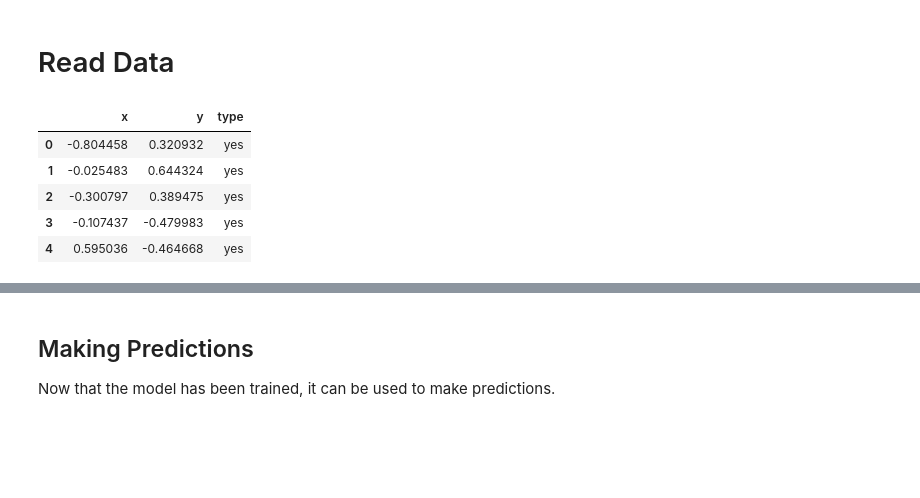
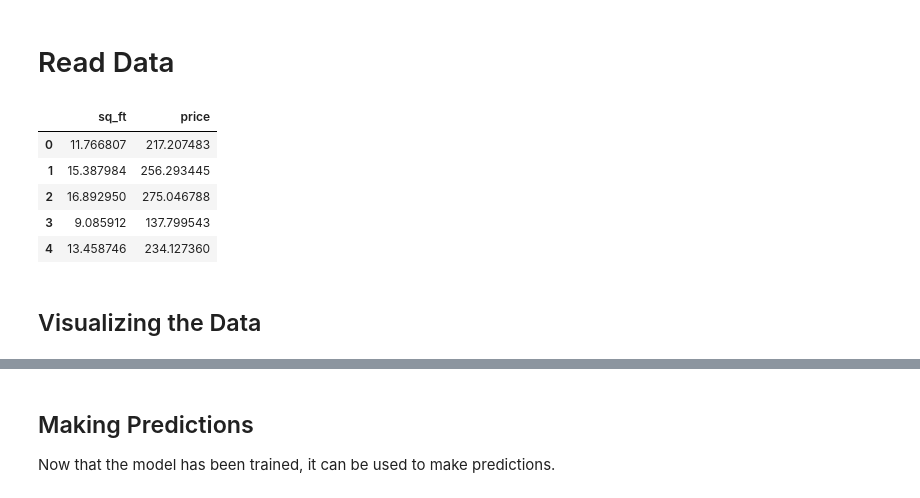
Before and after one commit to papir805/Stanford-ML-Class, a Jupyter notebook: notebooks/linear_regression.ipynb, the cells around one changed output, grey strips where cells are left out. Cells and saved outputs as stored; diff of their text form; code cells hidden in the pictures; blank space fills up the shorter version.

```diff
--- a/notebooks/linear_regression.ipynb
+++ b/notebooks/linear_regression.ipynb
@@ -14,14 +27,14 @@ from sklearn.feature_selection import r_regression
 # Read Data
 # %%
 # Load the data set.  Use the CSV's first column as the dataframe's index
-df = pd.read_csv("../data/toy_data.csv", index_col=0)
+df = pd.read_csv("../data/housing_data.csv", index_col=0)
 
 # Check data loaded correctly
 df.head()
 # %% [output]
-|  | x | y | type |
-| 0 | -0.804458 | 0.320932 | yes |
-| 1 | -0.025483 | 0.644324 | yes |
-| 2 | -0.300797 | 0.389475 | yes |
-| 3 | -0.107437 | -0.479983 | yes |
-| 4 | 0.595036 | -0.464668 | yes |
+|  | sq_ft | price |
+| 0 | 11.766807 | 217.207483 |
+| 1 | 15.387984 | 256.293445 |
+| 2 | 16.892950 | 275.046788 |
+| 3 | 9.085912 | 137.799543 |
+| 4 | 13.458746 | 234.127360 |
@@ -27,0 +50,2 @@ df.head()
+# %% [markdown]
+## Visualizing the Data
```
Also changed, not shown: parts of 37 cells of this notebook, 4 other files.
